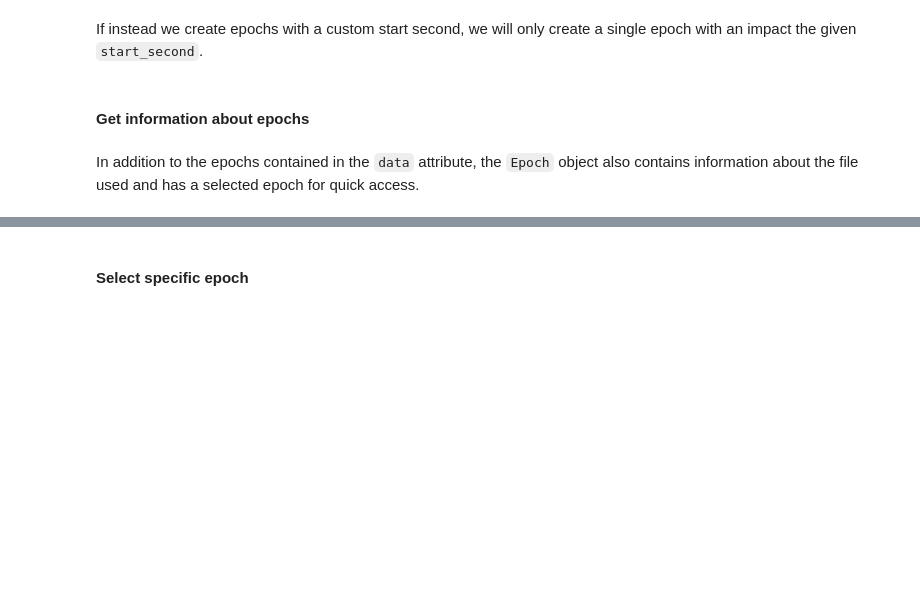
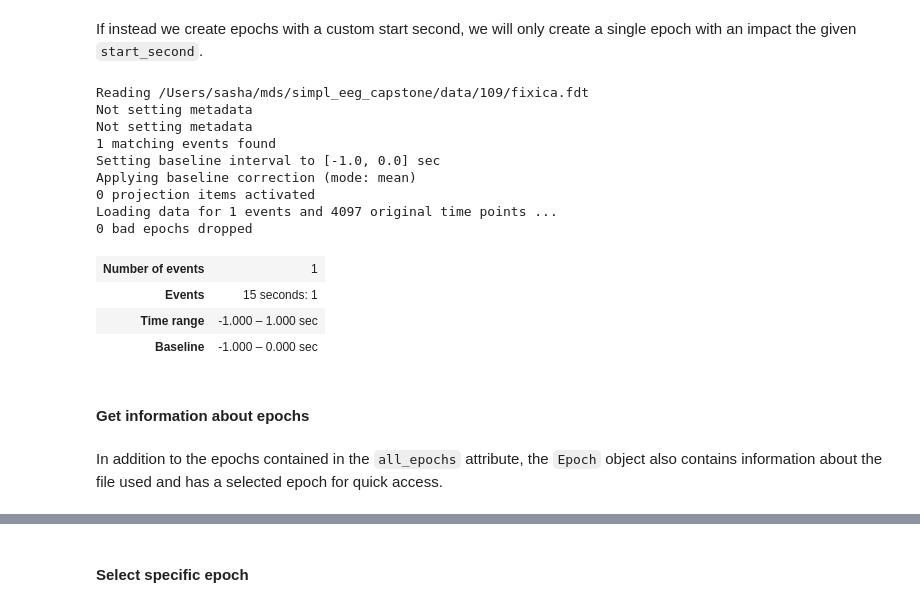
Before and after one commit to UBC-MDS/simpl_eeg_capstone, a Jupyter notebook: docs/simpl_instructions/eeg_objects.ipynb, the cells around one changed output, grey strips where cells are left out. Saved outputs shown, nothing was run; the diff lists cells and outputs as text; code cells hidden in the pictures; blank space fills up the shorter version.

Commit message:
Update eeg_objects jupyterbook page

```diff
--- a/docs/simpl_instructions/eeg_objects.ipynb
+++ b/docs/simpl_instructions/eeg_objects.ipynb
@@ -70,12 +121,26 @@ If instead we create epochs with a custom start second, we will only create a si
 # %%
 start_second = 15  # record event at second 15
 custom_epoch = eeg_objects.Epochs(experiment_folder, tmin, tmax, start_second)
 
-custom_epoch.data
+custom_epoch.all_epochs
+# %% [output]
+Reading /Users/sasha/mds/simpl_eeg_capstone/data/109/fixica.fdt
+Not setting metadata
+Not setting metadata
+1 matching events found
+Setting baseline interval to [-1.0, 0.0] sec
+Applying baseline correction (mode: mean)
+0 projection items activated
+Loading data for 1 events and 4097 original time points ...
+0 bad epochs dropped
+| Number of events | 1 |
+| Events | 15 seconds: 1 |
+| Time range | -1.000 – 1.000 sec |
+| Baseline | -1.000 – 0.000 sec |
 # %% [markdown]
 #### Get information about epochs
 # %% [markdown]
-In addition to the epochs contained in the `data` attribute, the `Epoch` object also contains information about the file used and has a selected epoch for quick access.
+In addition to the epochs contained in the `all_epochs` attribute, the `Epoch` object also contains information about the file used and has a selected epoch for quick access.
 # %%
 eeg_file = epochs.eeg_file
 print(eeg_file.folder_path)  # experiment folder path
```
Also changed, not shown: parts of 17 cells of this notebook, 2 other files.
